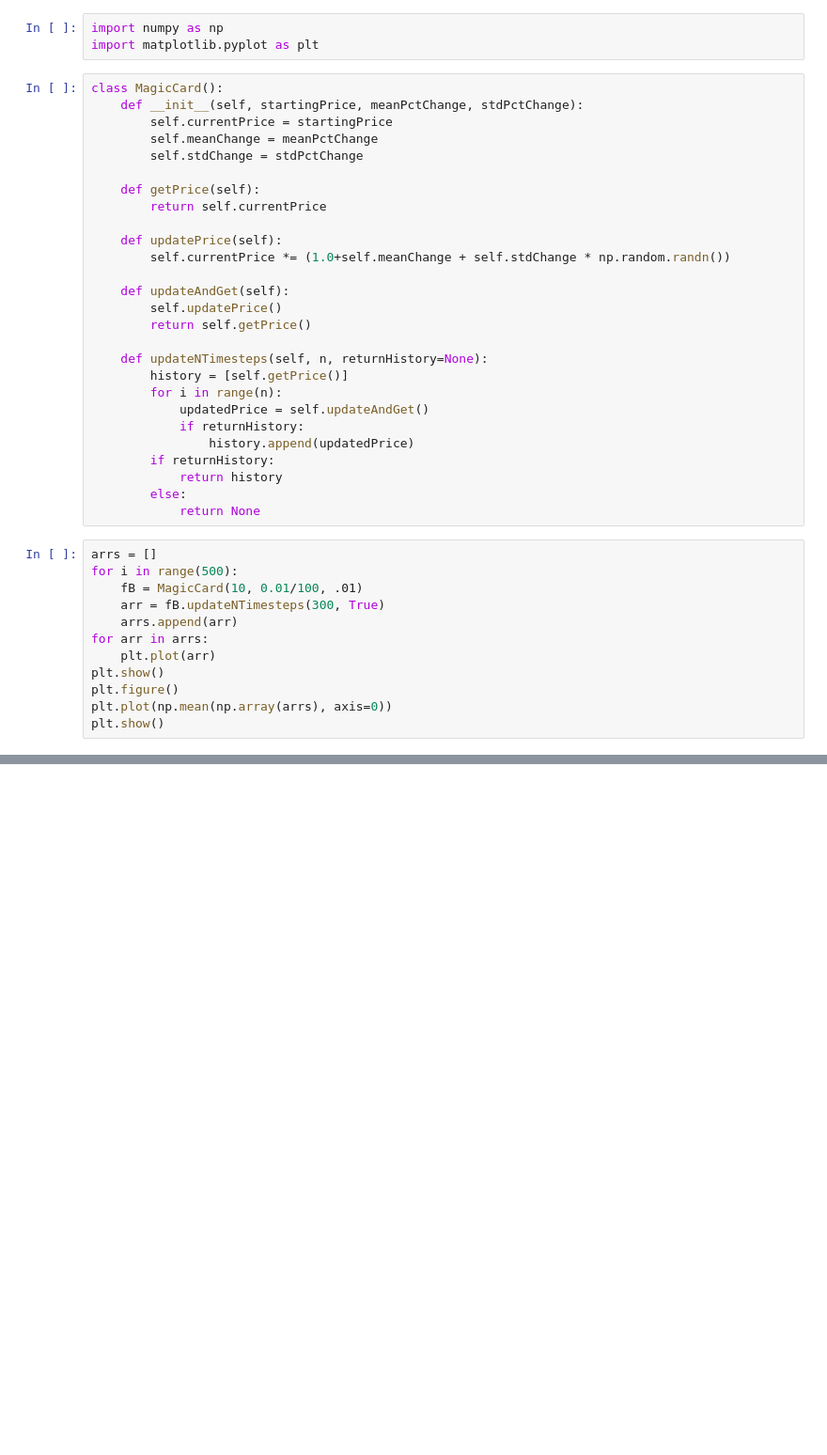
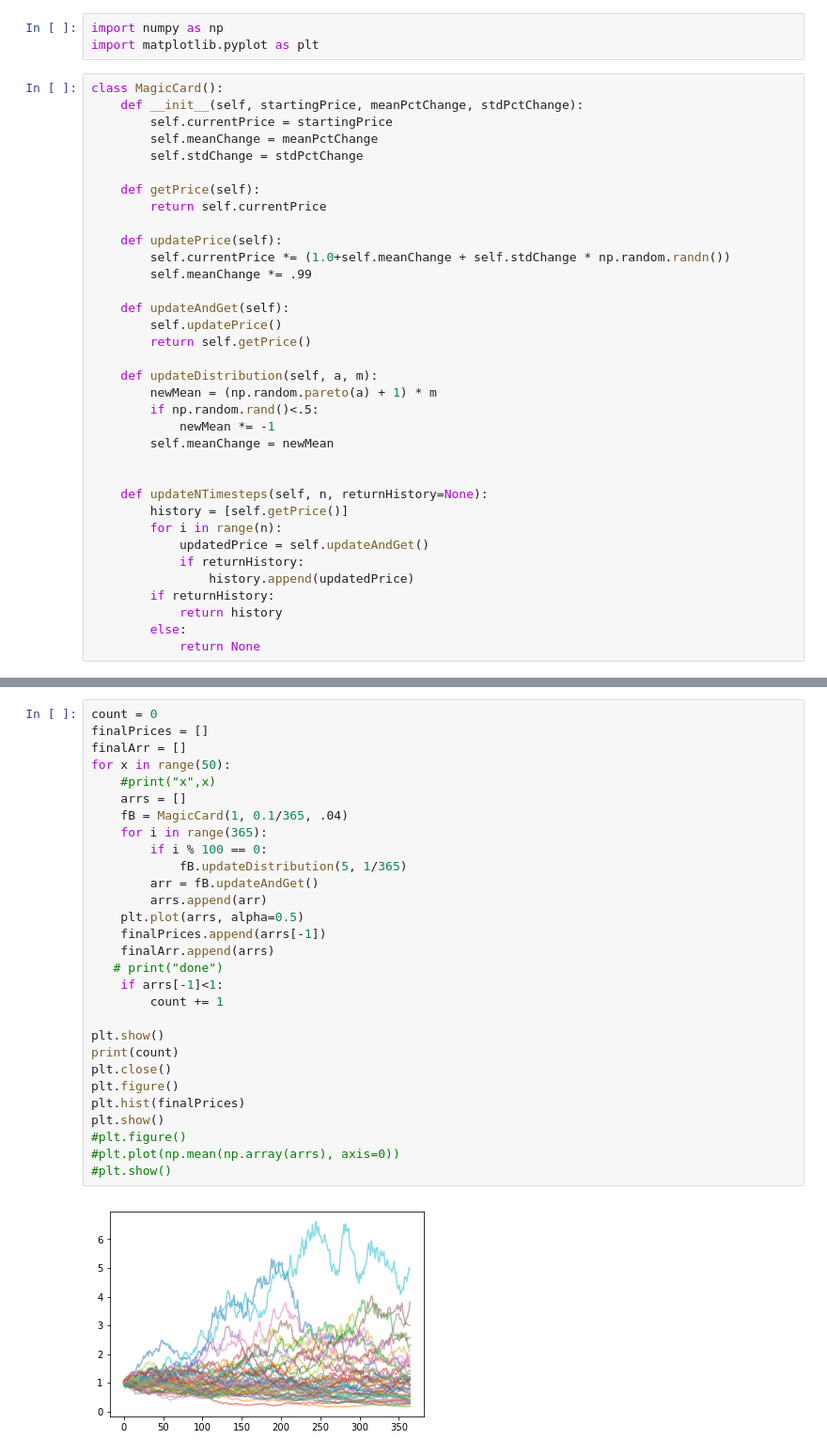
Before and after one commit to michaelArruza/CS269i-MTG-Project, a Jupyter notebook: MagicMarket.ipynb, the cells around one changed output, grey strips where cells are left out. Shown at 94% size. Saved outputs shown, nothing was run; the diff lists cells and outputs as text; blank space fills up the shorter version.

```diff
--- a/MagicMarket.ipynb
+++ b/MagicMarket.ipynb
@@ -13,10 +13,18 @@ class MagicCard():
 
     def updatePrice(self):
         self.currentPrice *= (1.0+self.meanChange + self.stdChange * np.random.randn())
+        self.meanChange *= .99
 
     def updateAndGet(self):
         self.updatePrice()
         return self.getPrice()
+
+    def updateDistribution(self, a, m):
+        newMean = (np.random.pareto(a) + 1) * m
+        if np.random.rand()<.5:
+            newMean *= -1
+        self.meanChange = newMean
+
 
     def updateNTimesteps(self, n, returnHistory=None):
         history = [self.getPrice()]
@@ -28,15 +36,3 @@ class MagicCard():
             return history
         else:
             return None
-# %%
-arrs = []
-for i in range(500):
-    fB = MagicCard(10, 0.01/100, .01)
-    arr = fB.updateNTimesteps(300, True)
-    arrs.append(arr)
-for arr in arrs:
-    plt.plot(arr)
-plt.show()
-plt.figure()
-plt.plot(np.mean(np.array(arrs), axis=0))
-plt.show()
@@ -49,0 +39,31 @@ plt.show()
+# %%
+count = 0
+finalPrices = []
+finalArr = []
+for x in range(50):
+    #print("x",x)
+    arrs = []
+    fB = MagicCard(1, 0.1/365, .04)
+    for i in range(365):
+        if i % 100 == 0:
+            fB.updateDistribution(5, 1/365)
+        arr = fB.updateAndGet()
+        arrs.append(arr)
+    plt.plot(arrs, alpha=0.5)
+    finalPrices.append(arrs[-1])
+    finalArr.append(arrs)
+   # print("done")
+    if arrs[-1]<1:
+        count += 1
+
+plt.show()
+print(count)
+plt.close()
+plt.figure()
+plt.hist(finalPrices)
+plt.show()
+#plt.figure()
+#plt.plot(np.mean(np.array(arrs), axis=0))
+#plt.show()
+# %% [output]
+[figure, added]
```
Also changed, not shown: parts of 7 cells of this notebook.
